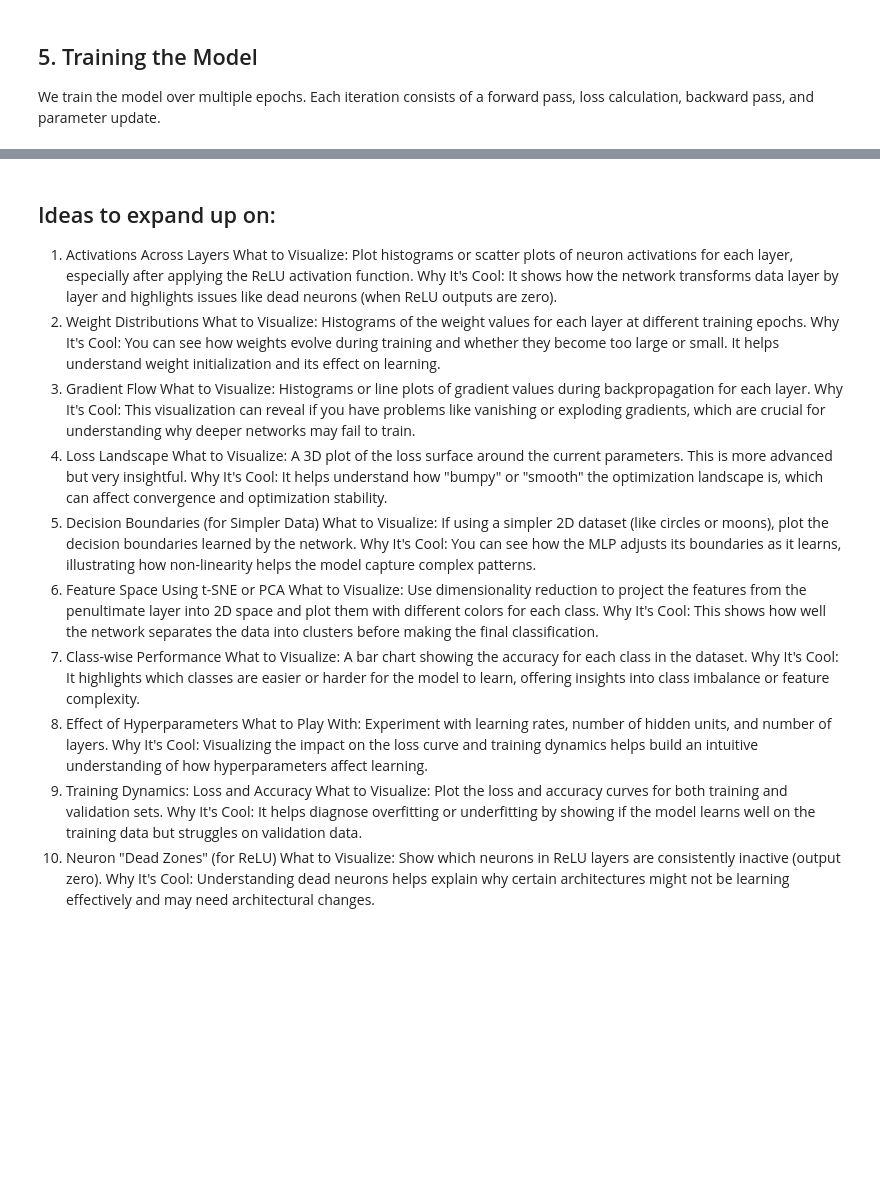
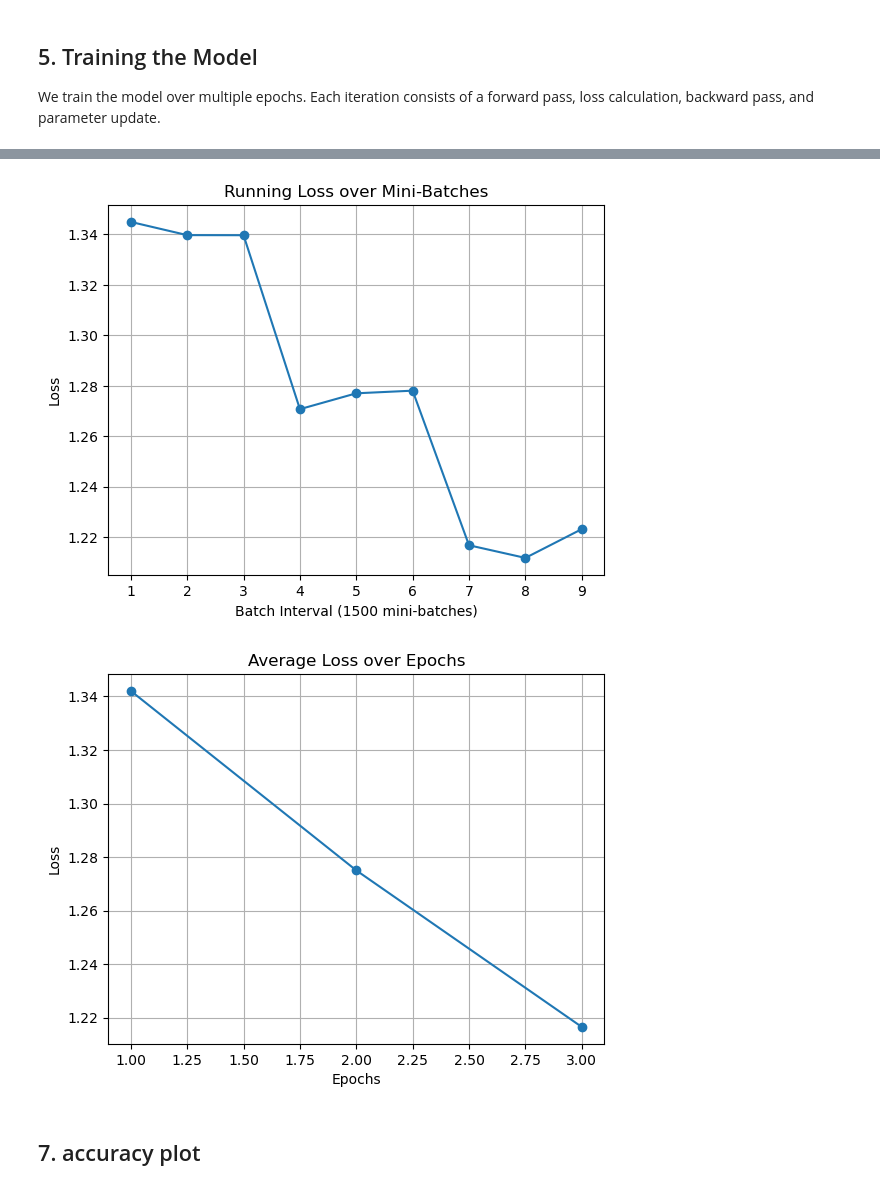
Before and after one commit to imarouani/Deep-Forward-Networks-Pytorch-Project, a Jupyter notebook: Main.ipynb, the cells around one changed output, grey strips where cells are left out. Drawn from its saved outputs; the diff is of its cells as text; code cells hidden in the pictures; blank space fills up the shorter version.

Commit message:
Advanced push

```diff
--- a/Main.ipynb
+++ b/Main.ipynb
@@ -151,32 +130,33 @@ plt.show()
-# %% [markdown]
-## Ideas to expand up on:
-1. Activations Across Layers
-What to Visualize: Plot histograms or scatter plots of neuron activations for each layer, especially after applying the ReLU activation function.
-Why It's Cool: It shows how the network transforms data layer by layer and highlights issues like dead neurons (when ReLU outputs are zero).
-2. Weight Distributions
-What to Visualize: Histograms of the weight values for each layer at different training epochs.
-Why It's Cool: You can see how weights evolve during training and whether they become too large or small. It helps understand weight initialization and its effect on learning.
-3. Gradient Flow
-What to Visualize: Histograms or line plots of gradient values during backpropagation for each layer.
-Why It's Cool: This visualization can reveal if you have problems like vanishing or exploding gradients, which are crucial for understanding why deeper networks may fail to train.
-4. Loss Landscape
-What to Visualize: A 3D plot of the loss surface around the current parameters. This is more advanced but very insightful.
-Why It's Cool: It helps understand how "bumpy" or "smooth" the optimization landscape is, which can affect convergence and optimization stability.
-5. Decision Boundaries (for Simpler Data)
-What to Visualize: If using a simpler 2D dataset (like circles or moons), plot the decision boundaries learned by the network.
-Why It's Cool: You can see how the MLP adjusts its boundaries as it learns, illustrating how non-linearity helps the model capture complex patterns.
-6. Feature Space Using t-SNE or PCA
-What to Visualize: Use dimensionality reduction to project the features from the penultimate layer into 2D space and plot them with different colors for each class.
-Why It's Cool: This shows how well the network separates the data into clusters before making the final classification.
-7. Class-wise Performance
-What to Visualize: A bar chart showing the accuracy for each class in the dataset.
-Why It's Cool: It highlights which classes are easier or harder for the model to learn, offering insights into class imbalance or feature complexity.
-8. Effect of Hyperparameters
-What to Play With: Experiment with learning rates, number of hidden units, and number of layers.
-Why It's Cool: Visualizing the impact on the loss curve and training dynamics helps build an intuitive understanding of how hyperparameters affect learning.
-9. Training Dynamics: Loss and Accuracy
-What to Visualize: Plot the loss and accuracy curves for both training and validation sets.
-Why It's Cool: It helps diagnose overfitting or underfitting by showing if the model learns well on the training data but struggles on validation data.
-10. Neuron "Dead Zones" (for ReLU)
-What to Visualize: Show which neurons in ReLU layers are consistently inactive (output zero).
-Why It's Cool: Understanding dead neurons helps explain why certain architectures might not be learning effectively and may need architectural changes.
+# %%
+import matplotlib.pyplot as plt
+
+# Define the function for plotting running loss
+def plot_running_loss(running_loss_values):
+    plt.figure()
+    plt.plot(range(1, len(running_loss_values) + 1), running_loss_values, marker='o')
+    plt.title("Running Loss over Mini-Batches")
+    plt.xlabel("Batch Interval (1500 mini-batches)")
+    plt.ylabel("Loss")
+    plt.grid(True)
+    plt.show()
+
+# Call the function to plot running loss over mini-batches
+plot_running_loss(running_loss_values)
+# %% [output]
+[figure, added]
+# %%
+def plot_average_loss(average_loss_values, num_epochs):
+    plt.figure()
+    plt.plot(range(1, num_epochs + 1), average_loss_values, marker='o')
+    plt.title("Average Loss over Epochs")
+    plt.xlabel("Epochs")
+    plt.ylabel("Loss")
+    plt.grid(True)
+    plt.show()
+
+# Call the function to plot average loss over epochs
+plot_average_loss(average_loss_values, num_epochs)
+# %% [output]
+[figure, added]
+# %% [markdown]
+## 7. accuracy plot
```
Also changed, not shown: parts of 16 cells of this notebook, 3 other files.
